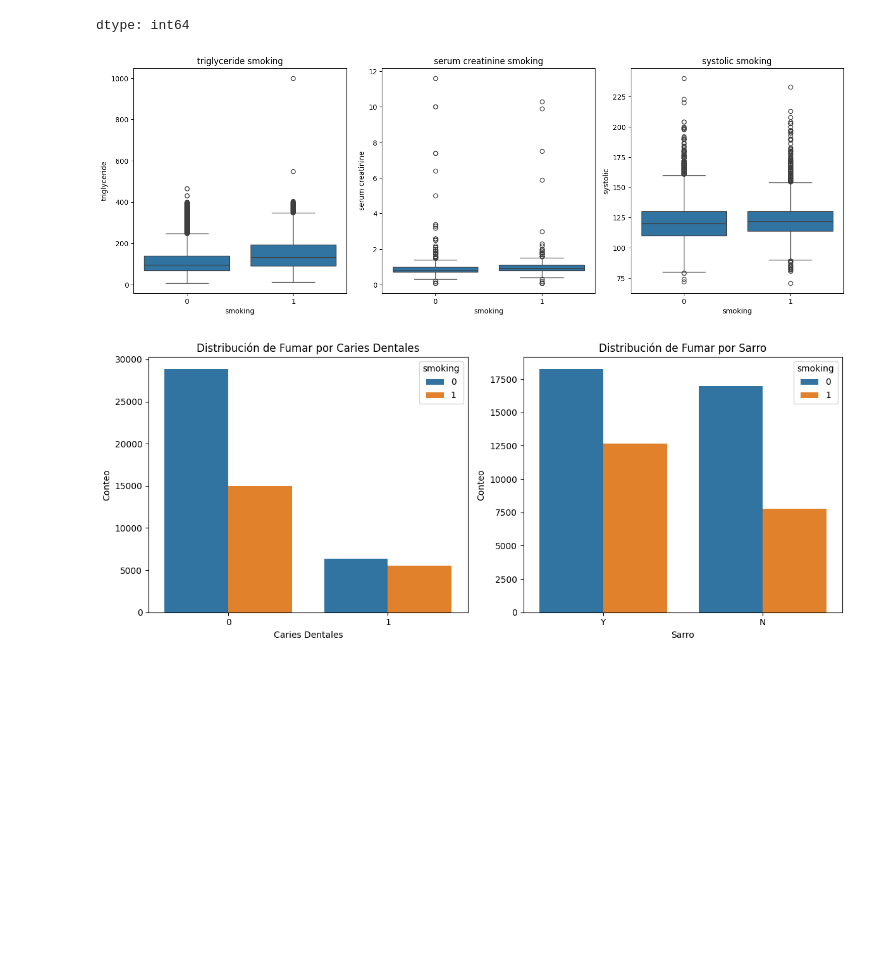
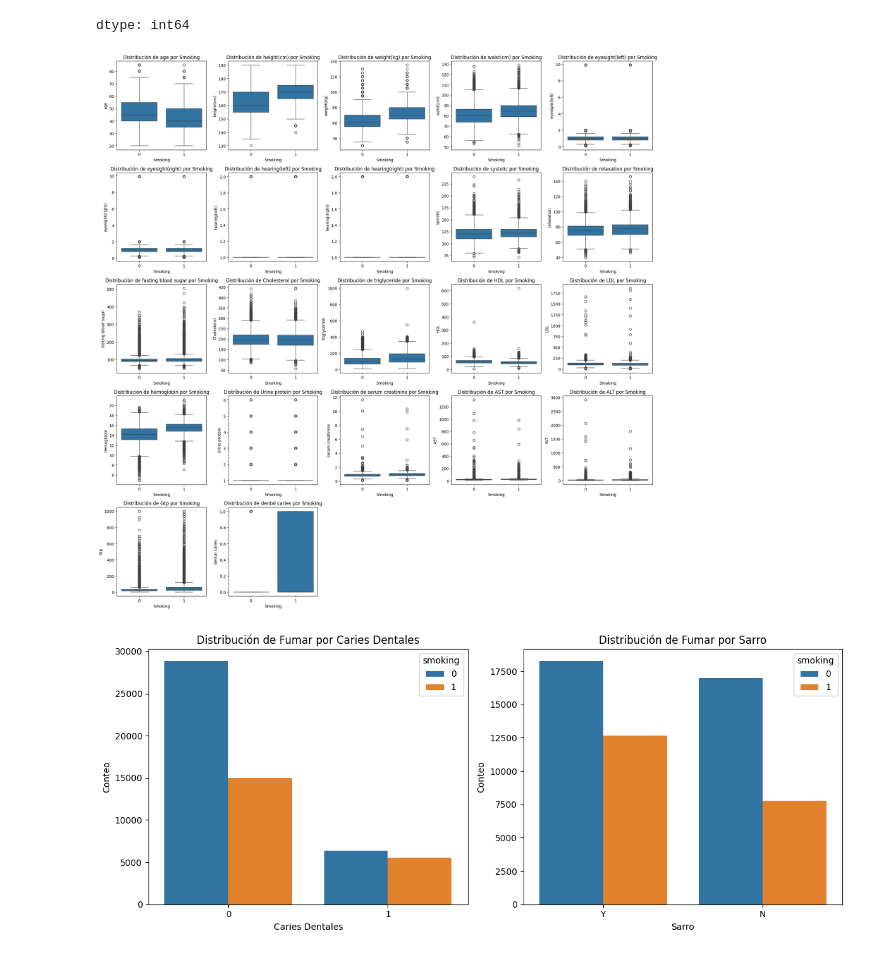
Before and after one commit to DavidMendezM/Proyecto, a Jupyter notebook: Proyecto_II.ipynb, the cells around one changed output. Drawn from its saved outputs; the diff is of its cells as text; code cells hidden in the pictures; blank space fills up the shorter version.

```diff
--- a/Proyecto_II.ipynb
+++ b/Proyecto_II.ipynb
@@ -121,16 +121,28 @@ df = df.drop(["ID","oral"], axis=1) # eliminamos ID y oral
 # %%
 import matplotlib.pyplot as plt
 import seaborn as sns
-variables = ['triglyceride', 'serum creatinine', 'systolic']
-plt.figure(figsize=(15, 10))
-for i, variable in enumerate(variables, 1):
-    plt.subplot(2, 3, i)
+
+# Select numerical columns, excluding the target variable 'smoking' and already dropped columns
+numerical_variables = df.select_dtypes(include=np.number).columns.tolist()
+numerical_variables.remove('smoking')
+
+# Define the number of columns for subplots
+n_cols = 5
+n_rows = (len(numerical_variables) + n_cols - 1) // n_cols
+
+plt.figure(figsize=(20, n_rows * 4)) # Adjust figure size based on the number of rows
+
+for i, variable in enumerate(numerical_variables):
+    plt.subplot(n_rows, n_cols, i + 1)
     sns.boxplot(x='smoking', y=variable, data=df)
-    plt.title(f'{variable} smoking')
+    plt.title(f'Distribución de {variable} por Smoking')
+    plt.xlabel('Smoking')
+    plt.ylabel(variable)
+
 plt.tight_layout()
 plt.show()
 # %% [output]
-[figure, old version]
+[figure, new version]
 # %%
 import matplotlib.pyplot as plt
 import seaborn as sns
```
Also changed, not shown: parts of 7 cells of this notebook.
